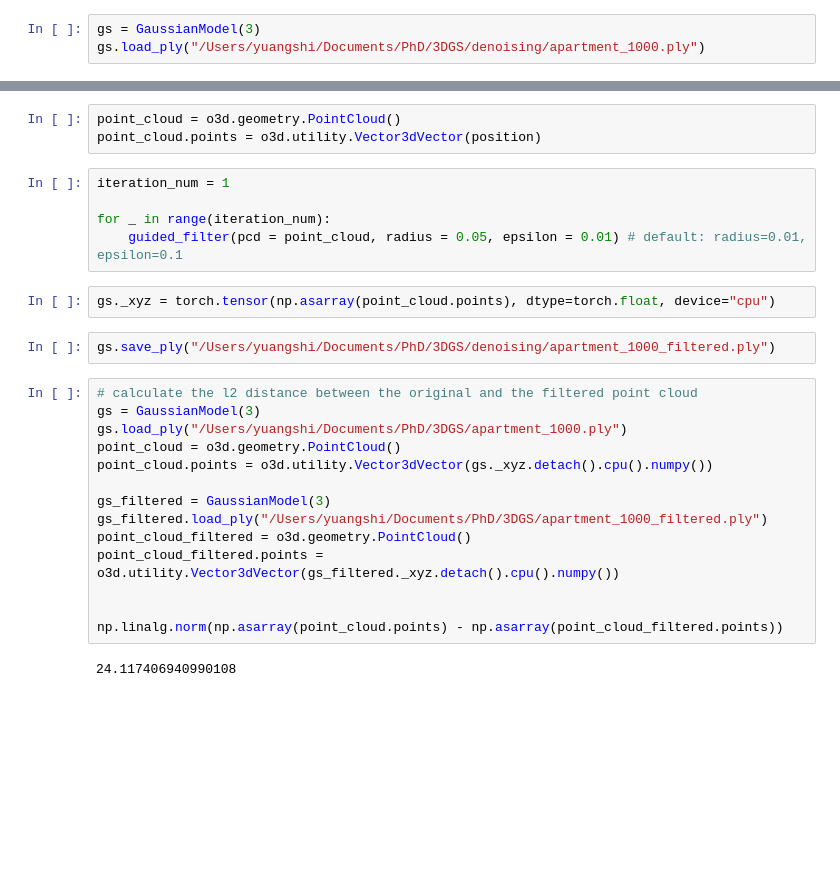
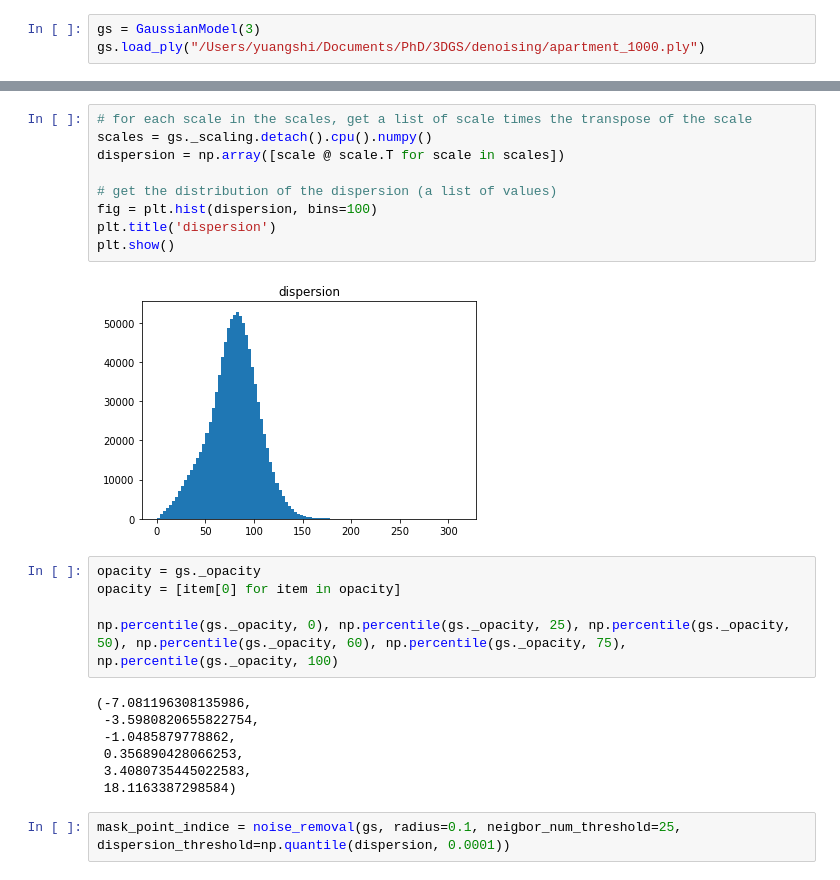
Before and after one commit to Shiyuang-scu/gaussian-splatting, a Jupyter notebook: script.ipynb, the cells around one changed output, grey strips where cells are left out. Cells and saved outputs as stored; diff of their text form; blank space fills up the shorter version.

```diff
--- a/script.ipynb
+++ b/script.ipynb
@@ -516,28 +649,25 @@ plt.show()
-# %%
-point_cloud = o3d.geometry.PointCloud()
-point_cloud.points = o3d.utility.Vector3dVector(position)
-# %%
-iteration_num = 1
-
-for _ in range(iteration_num):
-    guided_filter(pcd = point_cloud, radius = 0.05, epsilon = 0.01) # default: radius=0.01, epsilon=0.1
-# %%
-gs._xyz = torch.tensor(np.asarray(point_cloud.points), dtype=torch.float, device="cpu")
-# %%
-gs.save_ply("/Users/yuangshi/Documents/PhD/3DGS/denoising/apartment_1000_filtered.ply")
-# %%
-# calculate the l2 distance between the original and the filtered point cloud
-gs = GaussianModel(3)
-gs.load_ply("/Users/yuangshi/Documents/PhD/3DGS/apartment_1000.ply")
-point_cloud = o3d.geometry.PointCloud()
-point_cloud.points = o3d.utility.Vector3dVector(gs._xyz.detach().cpu().numpy())
-
-gs_filtered = GaussianModel(3)
-gs_filtered.load_ply("/Users/yuangshi/Documents/PhD/3DGS/apartment_1000_filtered.ply")
-point_cloud_filtered = o3d.geometry.PointCloud()
-point_cloud_filtered.points = o3d.utility.Vector3dVector(gs_filtered._xyz.detach().cpu().numpy())
-
-
-np.linalg.norm(np.asarray(point_cloud.points) - np.asarray(point_cloud_filtered.points))
-# %% [output]
-24.117406940990108
+# %%
+# for each scale in the scales, get a list of scale times the transpose of the scale
+scales = gs._scaling.detach().cpu().numpy()
+dispersion = np.array([scale @ scale.T for scale in scales])
+
+# get the distribution of the dispersion (a list of values)
+fig = plt.hist(dispersion, bins=100)
+plt.title('dispersion')
+plt.show()
+# %% [output]
+[figure, added]
+# %%
+opacity = gs._opacity
+opacity = [item[0] for item in opacity]
+
+np.percentile(gs._opacity, 0), np.percentile(gs._opacity, 25), np.percentile(gs._opacity, 50), np.percentile(gs._opacity, 60), np.percentile(gs._opacity, 75), np.percentile(gs._opacity, 100)
+# %% [output]
+(-7.081196308135986,
+ -3.5980820655822754,
+ -1.0485879778862,
+ 0.356890428066253,
+ 3.4080735445022583,
+ 18.1163387298584)
+# %%
+mask_point_indice = noise_removal(gs, radius=0.1, neigbor_num_threshold=25, dispersion_threshold=np.quantile(dispersion, 0.0001))
```
Also changed, not shown: parts of 19 cells of this notebook, 1 other file.
